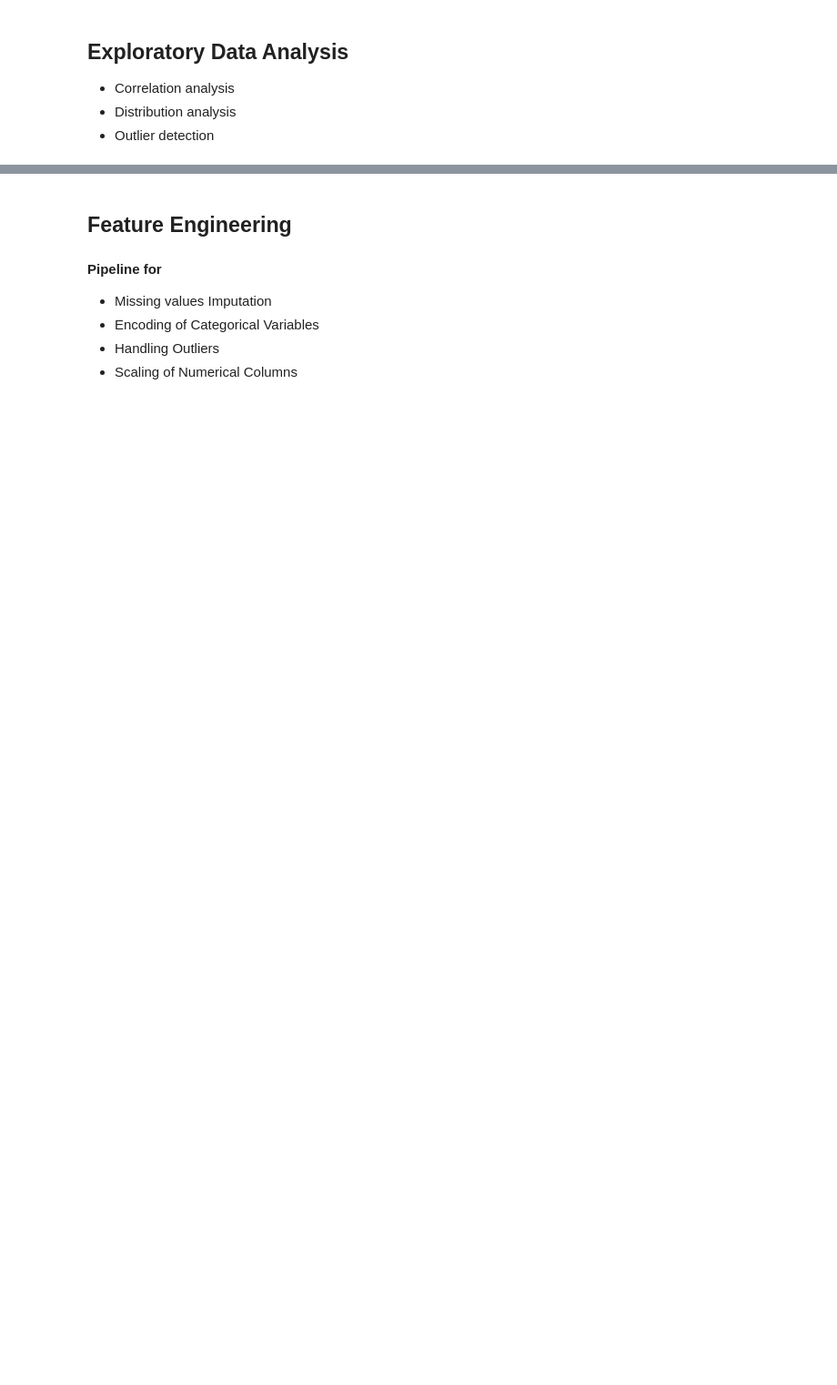
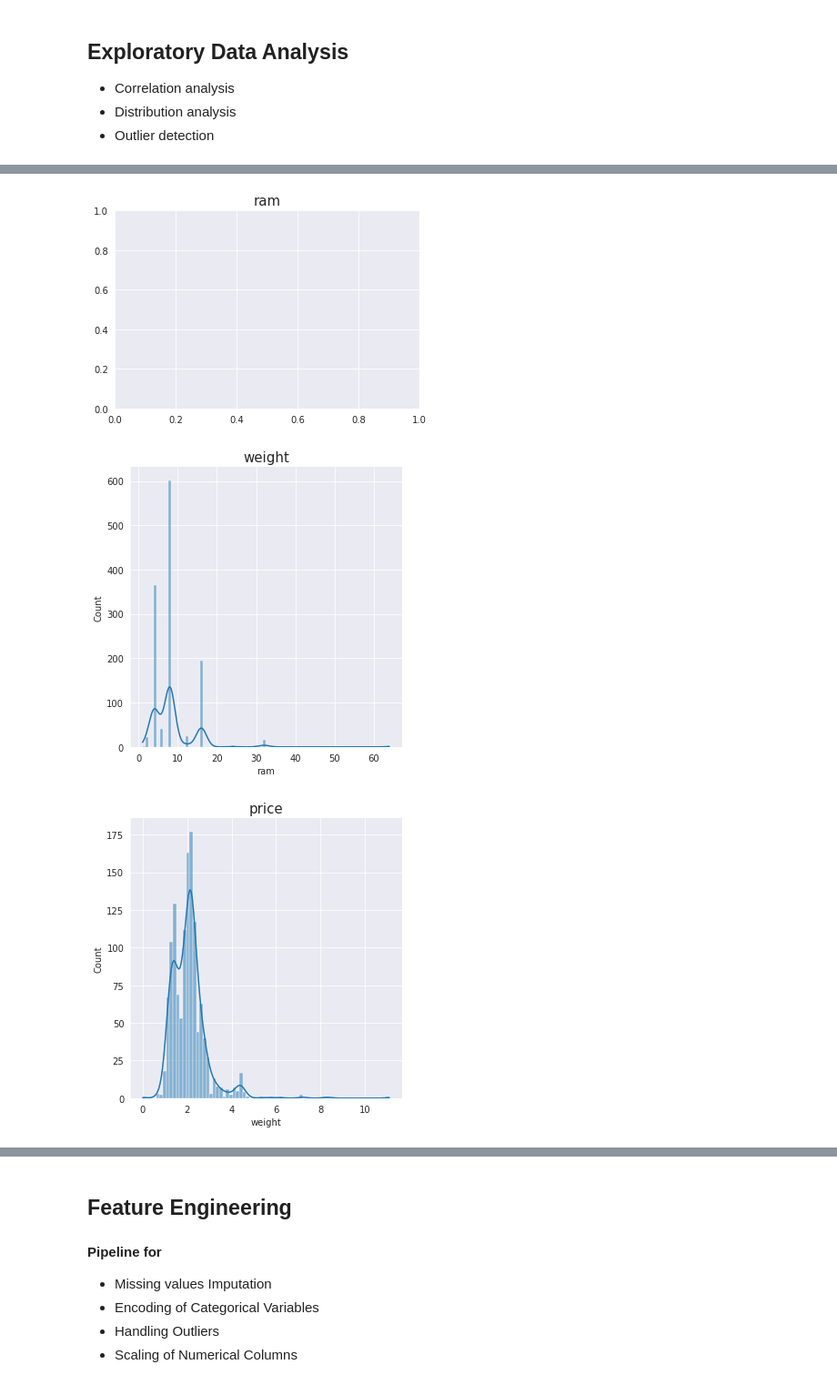
Before and after one commit to ehtisham-sadiq/A-Deep-Dive-into-Laptop-Pricing-From-Historical-Trends-to-Future-Forecasts, a Jupyter notebook: A Deep Dive into Laptop Pricing From Historical Trends to Future Forecasts.ipynb, the cells around one changed output, grey strips where cells are left out. Shown at 91% size. Drawn from its saved outputs; the diff is of its cells as text; code cells hidden in the pictures; blank space fills up the shorter version.

```diff
--- a/A Deep Dive into Laptop Pricing From Historical Trends to Future Forecasts.ipynb
+++ b/A Deep Dive into Laptop Pricing From Historical Trends to Future Forecasts.ipynb
@@ -119,3 +844,11 @@ dtype: int64
 - Correlation analysis
 - Distribution analysis
 - Outlier detection
+# %%
+# Separate Numerical columns and Categorical columns
+numerical_columns = df.select_dtypes(include=np.number).columns.to_list()
+print("Numerical Columns are: ", numerical_columns)
+
+
+categorical_columns = df.select_dtypes(exclude=np.number).columns.to_list()
+print("Categorical columns are: ", categorical_columns)
@@ -126,0 +895,9 @@ sns.heatmap(corr, annot=True, cmap='coolwarm');
+# %%
+# Distribution analysis
+for col in numerical_columns:
+    plt.title(col, fontsize=15)
+    sns.displot(df[col], kde=True)
+# %% [output]
+[figure, added]
+[figure, added]
+[figure, added]
```
Also changed, not shown: parts of 215 cells of this notebook.
